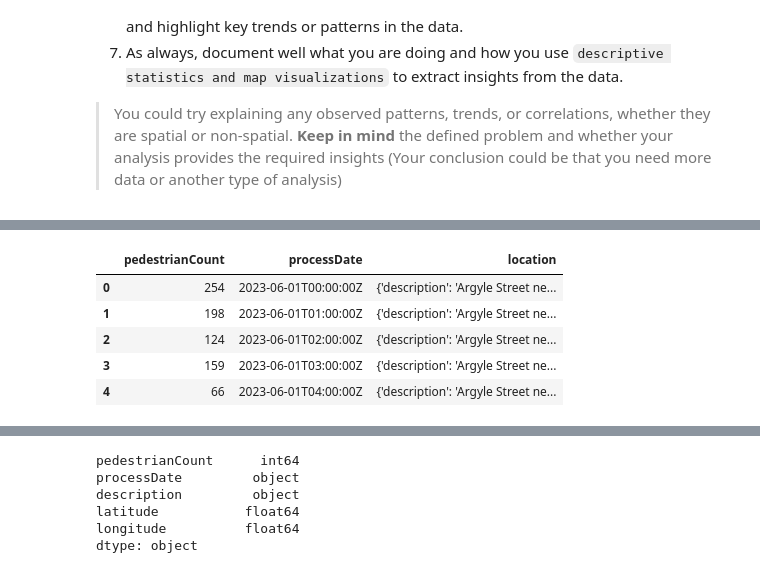
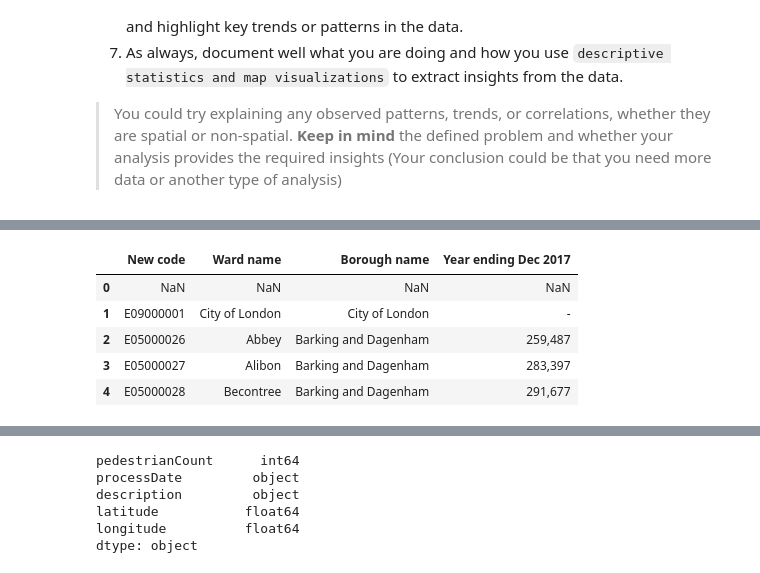
Before and after one commit to OscarChivers/UARepo, a Jupyter notebook: UA_LabWorkbook_3.ipynb, the cells around one changed output, grey strips where cells are left out. Saved outputs shown, nothing was run; the diff lists cells and outputs as text; code cells hidden in the pictures.

```diff
--- a/UA_LabWorkbook_3.ipynb
+++ b/UA_LabWorkbook_3.ipynb
@@ -416,8 +416,6 @@ Now is your turn to find, read, process and then make a comprehensive descriptiv
 8. As always, document well what you are doing and how you use `descriptive statistics and map visualizations` to extract insights from the data.
 > You could try explaining any observed patterns, trends, or correlations, whether they are spatial or non-spatial. **Keep in mind** the defined problem and whether your analysis provides the required insights (Your conclusion could be that you need more data or another type of analysis)
 # %%
-import requests
-url_crime = 'https://data.police.uk/api/crimes-at-location?date=2017-02&lat=52.629729&lng=-1.131592'
-response = requests.get(url_crime)
-response
+house_price = pd.read_csv("data/Lab3/House_price.csv")
+house_price.head()
 # %% [output]
@@ -428,11 +446,11 @@ data
 # %%
-footfall_pd = pd.DataFrame(data)
-footfall_pd.head()
+houseprice_clean = (house_price.iloc[:,[0,1,2,91]])
+houseprice_clean.head()
 # %% [output]
-|  | pedestrianCount | processDate | location |
-| 0 | 254 | 2023-06-01T00:00:00Z | {'description': 'Argyle Street ne... |
-| 1 | 198 | 2023-06-01T01:00:00Z | {'description': 'Argyle Street ne... |
-| 2 | 124 | 2023-06-01T02:00:00Z | {'description': 'Argyle Street ne... |
-| 3 | 159 | 2023-06-01T03:00:00Z | {'description': 'Argyle Street ne... |
-| 4 | 66 | 2023-06-01T04:00:00Z | {'description': 'Argyle Street ne... |
+|  | New code | Ward name | Borough name | Year ending Dec 2017 |
+| 0 | NaN | NaN | NaN | NaN |
+| 1 | E09000001 | City of London | City of London | - |
+| 2 | E05000026 | Abbey | Barking and Dagenham | 259,487 |
+| 3 | E05000027 | Alibon | Barking and Dagenham | 283,397 |
+| 4 | E05000028 | Becontree | Barking and Dagenham | 291,677 |
 # %%
```
Also changed, not shown: parts of 16 cells of this notebook, 1 other file.
